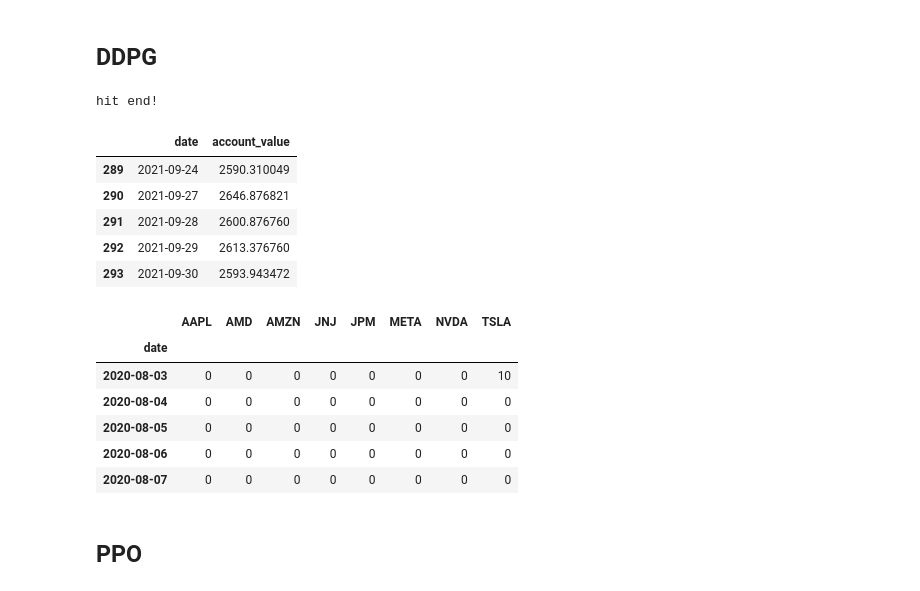
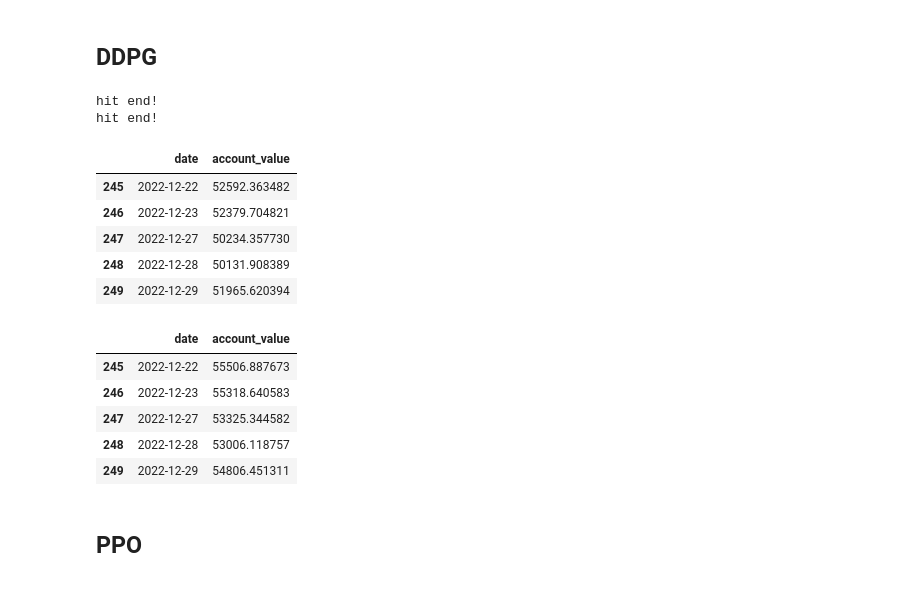
Before and after one commit to shlok-007/Runtime-Enforcement-for-RL-based-Trading, a Jupyter notebook: market_simulation/market_simulator.ipynb, the cells around one changed output. Cells and saved outputs as stored; diff of their text form; code cells hidden in the pictures.

```diff
--- a/market_simulation/market_simulator.ipynb
+++ b/market_simulation/market_simulator.ipynb
@@ -40,7 +41,13 @@ if not os.path.exists("./" + config.RESULTS_DIR):
 # Global Vars
 # %%
 TICKER_LIST = ['AAPL', 'JPM', 'JNJ', 'TSLA', 'NVDA', 'AMD', 'META', 'AMZN']
-INIT_TRADING_AMOUNT = 1000
+INIT_TRADING_AMOUNT = 100000
+TRAIN_START_DATE = '2020-01-01'
+TRAIN_END_DATE = '2021-12-31'
+TEST_START_DATE = '2021-01-01'
+TEST_END_DATE = '2021-12-31'
+TRADE_START_DATE = '2022-01-01'
+TRADE_END_DATE = '2023-01-01'
 # %% [markdown]
 # Downloading Market Data
 # %%
@@ -165,8 +172,9 @@ class RuntimeEnforcementWrapper(gym.Wrapper):
         self.drawdown_limit = drawdown_limit
         self.concentration_limit = concentration_limit
         self.min_volume_limit = min_volume_limit
+        self.logging_enabled = logging_enabled
 
-        self.log_handle = open(self.log_file_path, "w")
+        self.log_handle = open(self.log_file, "w")
         self.log_handle.write("RuntimeEnforcementWrapper initialized.\n")
         self.log_handle.write(f"Settings: DD={drawdown_limit}, Conc={concentration_limit}, Vol={min_volume_limit}\n")
 
@@ -238,7 +246,7 @@ class RuntimeEnforcementWrapper(gym.Wrapper):
         # --- LOGGING HEADER ---
         self._log(f"\n=== Step {base_env.day} ===")
         self._log(f"Portfolio Value: {portfolio_value:,.2f}")
-        self._log(f"Current Drawdown: {current_drawdown:.2%} (Limit: {self.drawdown_limit:.0%})")
+        self._log(f"Current Drawdown: {current_drawdown} (Limit: {self.drawdown_limit})")
 
         safe_action = np.copy(action)
 
@@ -274,6 +282,7 @@ class RuntimeEnforcementWrapper(gym.Wrapper):
                 self._log(f"    > Liquidity: {current_volumes[i]:,.0f} (Min: {self.min_volume_limit}) -> Illiquid: {self.inputs_structs[i].is_illiquid}")
                 self._log(f"    > Concentration: {projected_concentration:.2%} (Limit: {self.concentration_limit:.0%}) -> Exceeds: {self.inputs_structs[i].will_exceed_limit}")
 
+            self._log(f"    Inputs: DD={self.inputs_structs[i].dd_exceeded}, Illiq={self.inputs_structs[i].is_illiquid}, Conc={self.inputs_structs[i].will_exceed_limit}")
             # C. Run the Enforcer
             lib.TradingEnforcer_run_via_enforcer(
                 ctypes.byref(self.enforcers[i]),
@@ -292,8 +301,13 @@ class RuntimeEnforcementWrapper(gym.Wrapper):
             # --- LOGGING POST-ENFORCEMENT ---
             if safe_action[i] != original_action_val:
                 self._log(f"    *** ENFORCER BLOCKED ***")
-                self._log(f"    Reason: DD={self.inputs_structs[i].dd_exceeded}, Illiq={self.inputs_structs[i].is_illiquid}, Conc={self.inputs_structs[i].will_exceed_limit}")
-                self._log(f"    Final Action: 0")
+                # self._log(f"    Reason: DD={self.inputs_structs[i].dd_exceeded}, Illiq={self.inputs_structs[i].is_illiquid}, Conc={self.inputs_structs[i].will_exceed_limit}")
+                # self._log(f"    Final Action: 0")
+                # hmax = getattr(self.env.unwrapped, 'hmax', 100)
+                # shares_vanilla = int(original_action_val * hmax)
+                # shares_enforced = int(safe_action[i] * hmax)
+                self._log(f"    Raw Action: {original_action_val} -> {safe_action[i]}")
+                # self._log(f"    Est. Shares: {shares_vanilla} -> {shares_enforced}")
             elif abs(action[i]) > 0:
                 self._log(f"    > Enforcer Allowed.")
 
@@ -384,8 +415,9 @@ trained_ppo.save("./" + config.TRAINED_MODEL_DIR + "/ppo_trained_model")
 # Trading
 # %%
 trade = pd.read_csv("./" + config.DATA_SAVE_DIR + "/trade_data.csv")
-trade = trade.set_index(trade.columns[0])
-trade.index.names = ['']
+# trade = trade.set_index(trade.columns[0])
+# trade.index.names = ['']
+trade.index = trade['date'].factorize()[0]
 
 stock_dimension = len(TICKER_LIST)
 state_space = 1 + 2*stock_dimension + len(config.INDICATORS)*stock_dimension
@@ -466,31 +483,41 @@ df_account_value_a2c_enf.tail()
 # %% [markdown]
 ## DDPG
 # %%
+# Without Enforcement
 e_trade_gym = StockTradingEnv(df = trade, **env_kwargs_trade)
 trained_ddpg = DDPG.load("./" + config.TRAINED_MODEL_DIR + "/ddpg_trained_model")
-df_account_value_ddpg, df_actions_ddpg = DRLAgent.DRL_prediction(
+df_account_value_ddpg_vanilla, df_actions_ddpg_vanilla = DRLAgent.DRL_prediction(
     model=trained_ddpg,
     environment = e_trade_gym)
 
-df_account_value_ddpg.tail()
+e_trade_gym.reset()
+# With Enforcement
+e_trade_gym = RuntimeEnforcementWrapper(e_trade_gym, logging_enabled=True)
+df_account_value_ddpg_enf, df_actions_ddpg_enf = DRLAgent.DRL_prediction(
+    model=trained_ddpg,
+    environment = e_trade_gym)
+
+
+df_account_value_ddpg_vanilla.tail()
 # %% [output]
 hit end!
+hit end!
 |  | date | account_value |
-| 289 | 2021-09-24 | 2590.310049 |
-| 290 | 2021-09-27 | 2646.876821 |
-| 291 | 2021-09-28 | 2600.876760 |
-| 292 | 2021-09-29 | 2613.376760 |
-| 293 | 2021-09-30 | 2593.943472 |
+| 245 | 2022-12-22 | 52592.363482 |
+| 246 | 2022-12-23 | 52379.704821 |
+| 247 | 2022-12-27 | 50234.357730 |
+| 248 | 2022-12-28 | 50131.908389 |
+| 249 | 2022-12-29 | 51965.620394 |
 # %%
-df_actions_ddpg.head()
+df_account_value_ddpg_enf.tail()
+# df_actions_ddpg_enf.head()
 # %% [output]
-|  | AAPL | AMD | AMZN | JNJ | JPM | META | NVDA | TSLA |
-| date |  |  |  |  |  |  |  |  |
-| 2020-08-03 | 0 | 0 | 0 | 0 | 0 | 0 | 0 | 10 |
-| 2020-08-04 | 0 | 0 | 0 | 0 | 0 | 0 | 0 | 0 |
-| 2020-08-05 | 0 | 0 | 0 | 0 | 0 | 0 | 0 | 0 |
-| 2020-08-06 | 0 | 0 | 0 | 0 | 0 | 0 | 0 | 0 |
-| 2020-08-07 | 0 | 0 | 0 | 0 | 0 | 0 | 0 | 0 |
+|  | date | account_value |
+| 245 | 2022-12-22 | 55506.887673 |
+| 246 | 2022-12-23 | 55318.640583 |
+| 247 | 2022-12-27 | 53325.344582 |
+| 248 | 2022-12-28 | 53006.118757 |
+| 249 | 2022-12-29 | 54806.451311 |
 # %% [markdown]
 ## PPO
 # %%
```
Also changed, not shown: parts of 19 cells of this notebook, 6 other files.
